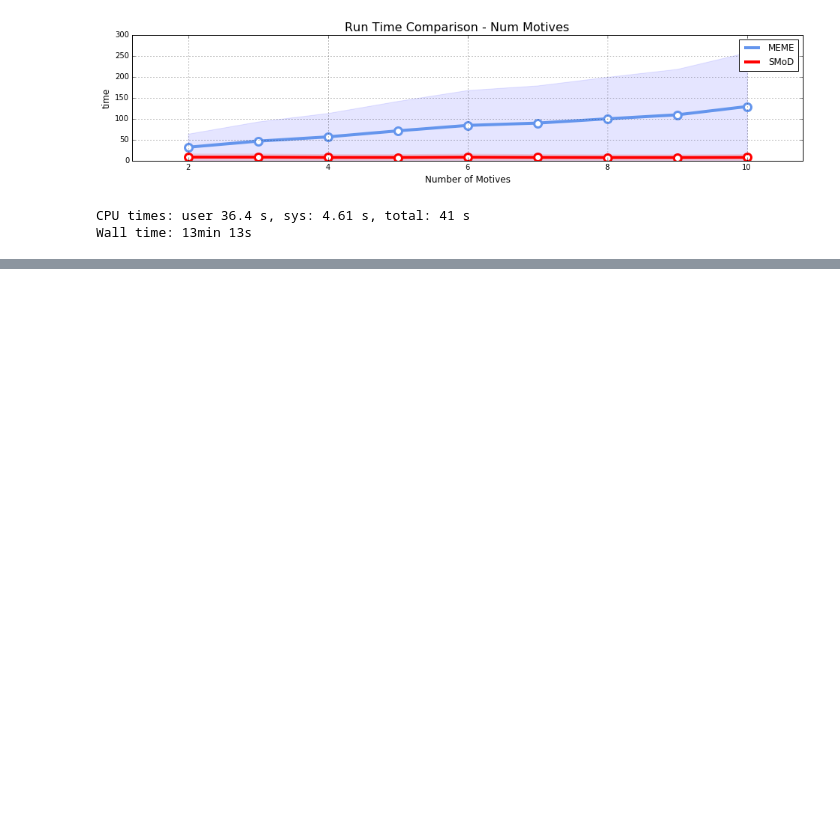
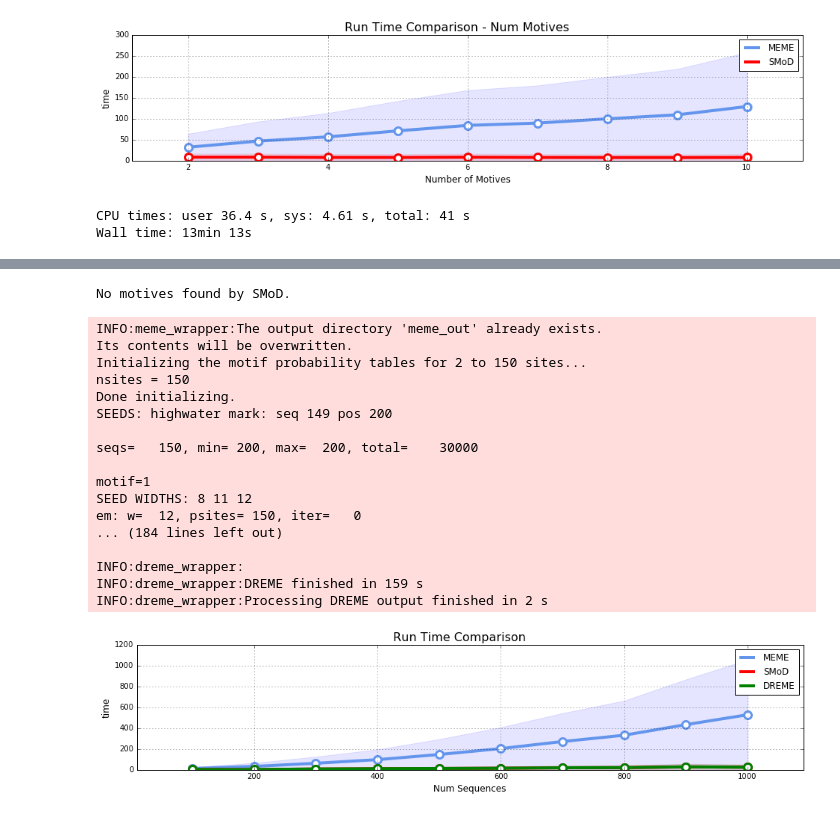
Before and after one commit to fabriziocosta/pyMotif, a Jupyter notebook: Experiment_Time.ipynb, the cells around one changed output, grey strips where cells are left out. Drawn from its saved outputs; the diff is of its cells as text; code cells hidden in the pictures; blank space fills up the shorter version.

Commit message:
integrate dreme in noise experiment, optimization experiment, threshold for dreme

```diff
--- a/Experiment_Time.ipynb
+++ b/Experiment_Time.ipynb
@@ -177,21 +193,29 @@ def evaluate(scoring_criteria='pwm', # ['pwm','hmm']
 import pylab as plt
 
 def plot_results(data, title='Experiment', xlabel='param', ylabel='values'):
-    data_x = np.array([param for param, val_m, val_s in data])
-    data_y_m = np.array([val_m for param, val_m, val_s in data])
-    data_d_m = np.array([val_m for param, val_m, val_s in data])
-    data_y_s = np.array([val_s for param, val_m, val_s in data])
-    data_d_s = np.array([val_s for param, val_m, val_s in data])
+    data_x = np.array([param for param, val_m, val_s, val_d in data])
+    data_y_m = np.array([val_m for param, val_m, val_s, val_d in data])
+    data_d_m = np.array([val_m for param, val_m, val_s, val_d in data])
+    data_y_s = np.array([val_s for param, val_m, val_s, val_d in data])
+    data_d_s = np.array([val_s for param, val_m, val_s, val_d in data])
+    data_y_d = np.array([val_s for param, val_m, val_s, val_d in data])
+    data_d_d = np.array([val_s for param, val_m, val_s, val_d in data])
 
     plt.figure(figsize=(16,3))
     line_m, = plt.plot(data_x, data_y_m, lw=4, ls='-', color='cornflowerblue')
     plt.fill_between(data_x, data_y_m - data_d_m, data_y_m + data_d_m, alpha=0.1, color="b")
     plt.plot(data_x, data_y_m, marker='o', color='w',linestyle='None',
                 markersize=10, markeredgecolor='cornflowerblue', markeredgewidth=3.0)
+
     line_s, = plt.plot(data_x, data_y_s, lw=4, ls='-', color='red')
     plt.fill_between(data_x, data_y_s - data_d_s, data_y_s + data_d_s, alpha=0.1, color="r")
     plt.plot(data_x, data_y_s, marker='o', color='w',linestyle='None',
                 markersize=10, markeredgecolor='red', markeredgewidth=3.0)
+
+    line_d, = plt.plot(data_x, data_y_d, lw=4, ls='-', color='green')
+    plt.fill_between(data_x, data_y_d - data_d_d, data_y_d + data_d_d, alpha=0.1, color="g")
+    plt.plot(data_x, data_y_d, marker='o', color='w',linestyle='None',
+                markersize=10, markeredgecolor='green', markeredgewidth=3.0)
 
     d=10.0
     plt.xlim([min(data_x)-(max(data_x) - min(data_x))/d, max(data_x)+(max(data_x) - min(data_x))/d])
@@ -199,6 +223,6 @@ def plot_results(data, title='Experiment', xlabel='param', ylabel='values'):
     plt.suptitle(title, fontsize=16)
     plt.xlabel(xlabel, fontsize=12)
     plt.ylabel(ylabel, fontsize=12)
-    plt.legend((line_m, line_s), ('MEME', 'SMoD'), loc=0)
+    plt.legend((line_m, line_s, line_d), ('MEME', 'SMoD', 'DREME'), loc=0)
     plt.grid()
     plt.show()
@@ -391,0 +352,39 @@ ValueError: Argument dimensions are incompatible
+# %%
+%%time
+
+def make_results(n_rep=1):
+    for param in [x*100 for x in range(1,11)]:
+        results = {'meme':[], 'smod':[], 'dreme':[]}
+        for rep in range(n_rep):
+            tool_result = evaluate(scoring_criteria='pwm', # ['pwm','hmm']
+                                   complexity=5,
+                                   motif_length=10,
+                                   n_motives=4,
+                                   sequence_length=200,
+                                   n_sequences=param,
+                                   perturbation_prob=0.1,
+                                   n_clusters=10,
+                                   min_subarray_size=8,
+                                   max_subarray_size=12,
+                                   min_score=4,
+                                   min_freq=0.45,
+                                   min_cluster_size=2,
+                                   similarity_threshold=0.80,
+                                   freq_threshold=0.20,
+                                   p_value=1,
+                                   regex_th=0.5,
+                                   sample_size=200,
+                                   std_th = 1)
+
+            results['meme'].append(tool_result['meme'])
+            results['smod'].append(tool_result['smod'])
+            results['dreme'].append(tool_result['dreme'])
+        for tool in ['meme', 'smod', 'dreme']:
+            avg = np.mean(results[tool])
+            results[tool] = avg
+        yield param, results['meme'], results['smod'], results['dreme']
+
+
+data = [(param, val_m, val_s, val_d) for param, val_m, val_s, val_d in make_results()]
+plot_results(data, title='Run Time Comparison', xlabel='Num Sequences', ylabel='time')
+# %% [output]
@@ -391,0 +408,19 @@ ValueError: Argument dimensions are incompatible
+No motives found by SMoD.
+INFO:meme_wrapper:The output directory 'meme_out' already exists.
+Its contents will be overwritten.
+Initializing the motif probability tables for 2 to 150 sites...
+nsites = 150
+Done initializing.
+SEEDS: highwater mark: seq 149 pos 200
+
+seqs=   150, min= 200, max=  200, total=    30000
+
+motif=1
+SEED WIDTHS: 8 11 12
+em: w=  12, psites= 150, iter=   0
+... (184 lines left out)
+
+INFO:dreme_wrapper:
+INFO:dreme_wrapper:DREME finished in 159 s
+INFO:dreme_wrapper:Processing DREME output finished in 2 s
+[figure, added]
```
Also changed, not shown: parts of 8 cells of this notebook, 7 other files.
